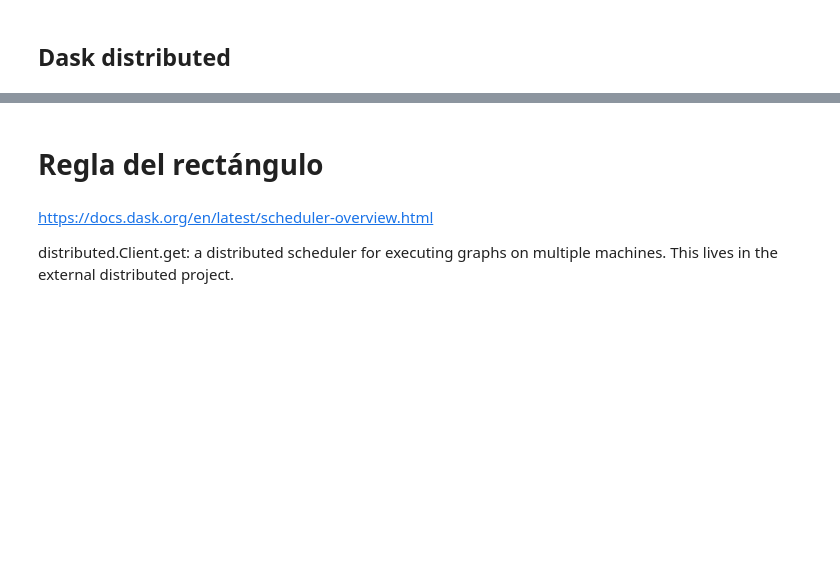
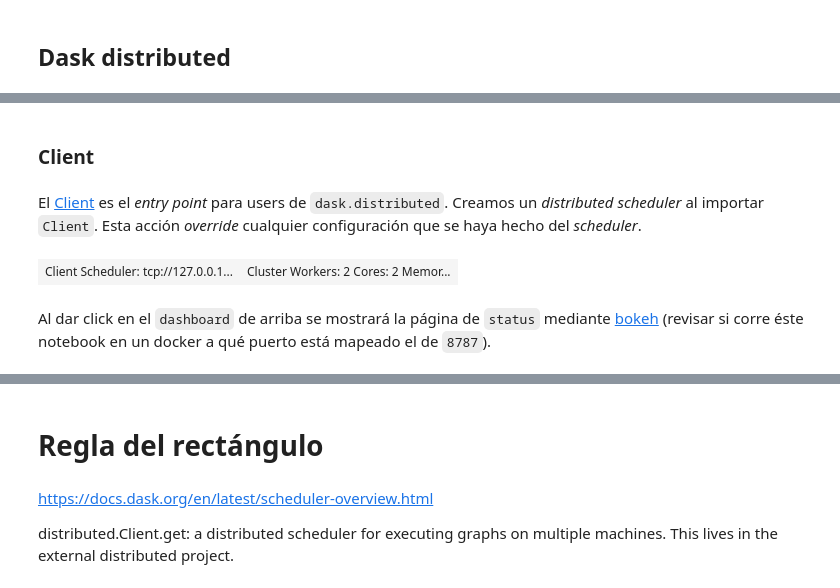
Before and after one commit to ITAM-DS/analisis-numerico-computo-cientifico, a Jupyter notebook: temas/II.computo_paralelo/2.2.Python_dask.ipynb, the cells around one changed output, grey strips where cells are left out. Saved outputs shown, nothing was run; the diff lists cells and outputs as text; code cells hidden in the pictures; blank space fills up the shorter version.

Commit message:
adding info of Client distributed scheduler

```diff
--- a/temas/II.computo_paralelo/2.2.Python_dask.ipynb
+++ b/temas/II.computo_paralelo/2.2.Python_dask.ipynb
@@ -228,0 +255,4 @@ compute(y,z)
+# %% [markdown]
+### Client
+# %% [markdown]
+El [Client](https://distributed.dask.org/en/latest/client.html) es el *entry point* para users de `dask.distributed`. Creamos un *distributed scheduler* al importar `Client`. Esta acción *override* cualquier configuración que se haya hecho del *scheduler*.
@@ -228,0 +261,10 @@ compute(y,z)
+# %%
+client = Client() #se le pueden pasar argumentos como número de
+                  #workers, si se desean procesos o no,
+                  #el límite de memoria a usar por cada proceso
+# %%
+client
+# %% [output]
+| Client Scheduler: tcp://127.0.0.1... | Cluster Workers: 2 Cores: 2 Memor... |
+# %% [markdown]
+Al dar click en el `dashboard` de arriba se mostrará la página de `status` mediante [bokeh](https://docs.bokeh.org/en/latest/index.html) (revisar si corre éste notebook en un docker a qué puerto está mapeado el de `8787`).
```
Also changed, not shown: parts of 11 cells of this notebook.
